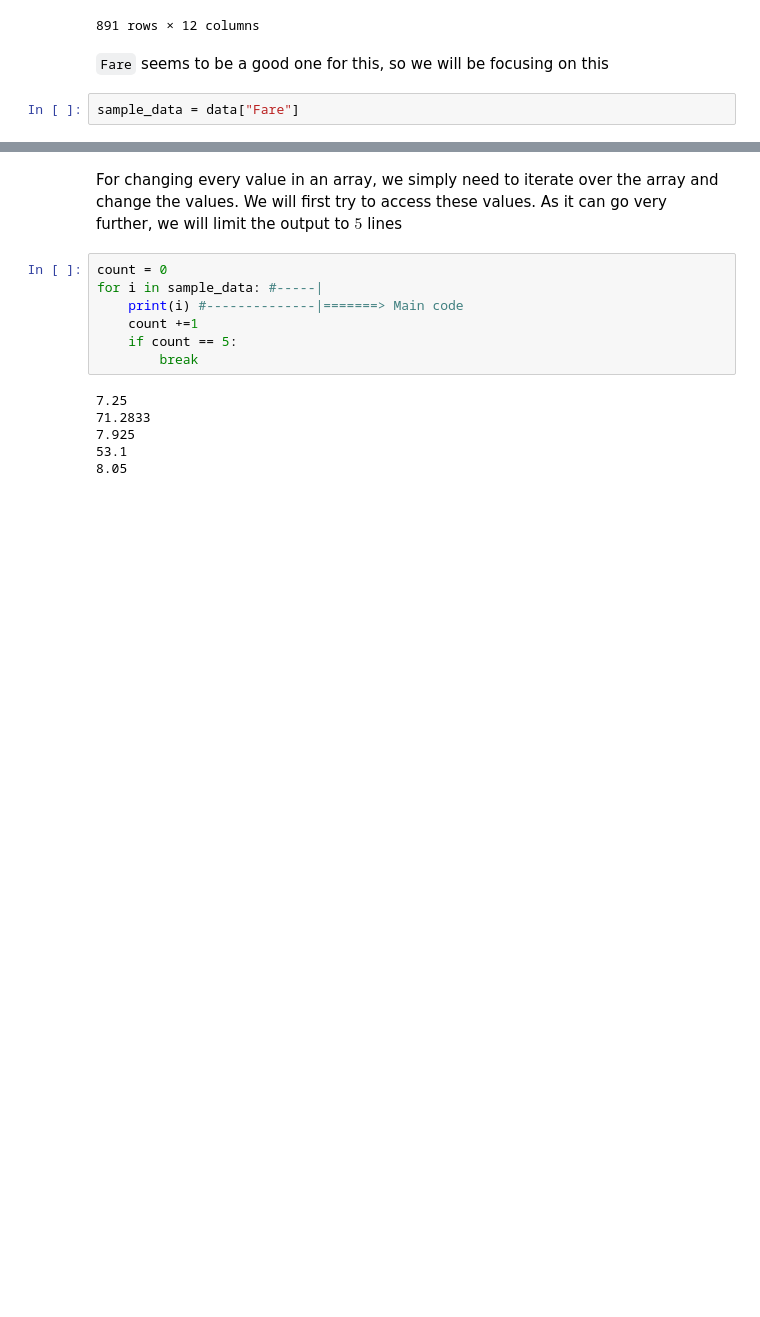
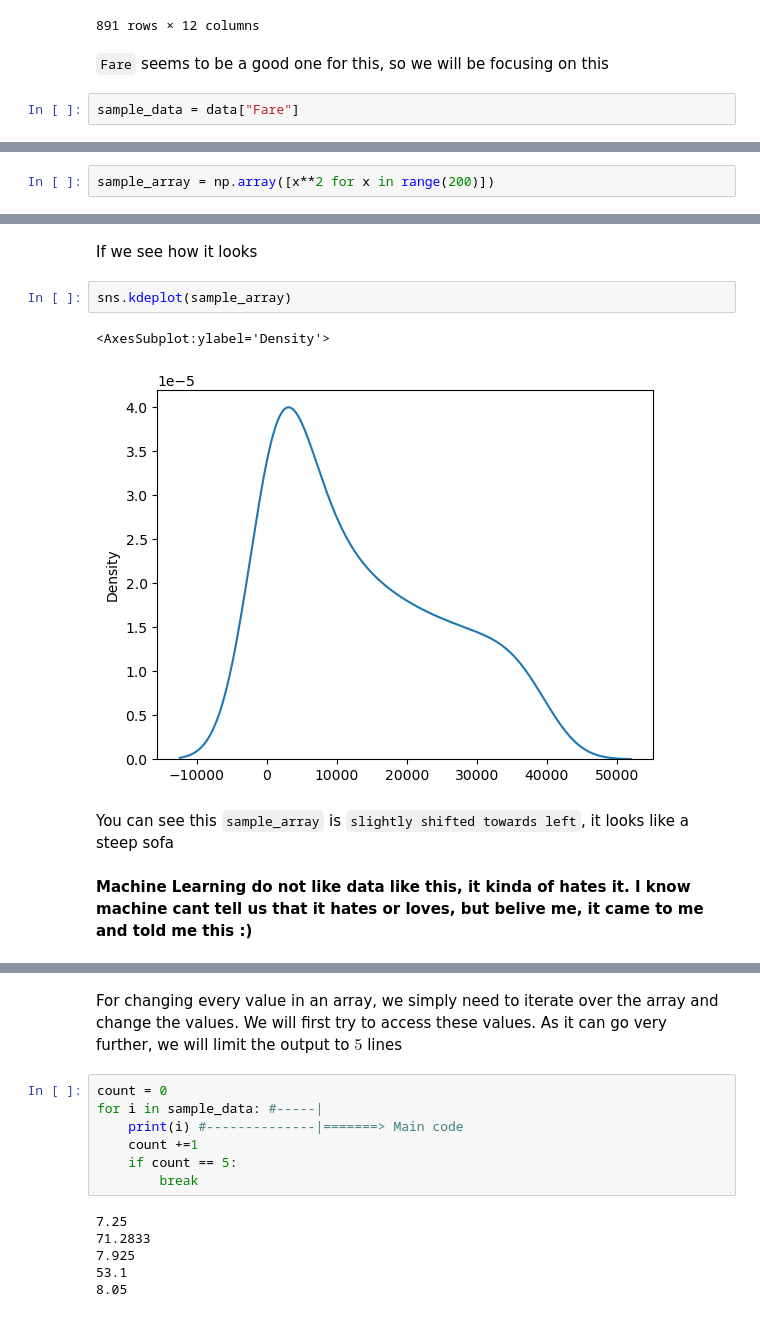
Before and after one commit to AyushSinghal9020/Machine-Learning-From-Scratch, a Jupyter notebook: Function Transformers/Jupyter Notebook.ipynb, the cells around one changed output, grey strips where cells are left out. Drawn from its saved outputs; the diff is of its cells as text; blank space fills up the shorter version.

```diff
--- a/Function Transformers/Jupyter Notebook.ipynb
+++ b/Function Transformers/Jupyter Notebook.ipynb
@@ -52,0 +73,2 @@ Skew is :  4.787316519674893
+# %%
+sample_array = np.array([x**2 for x in range(200)])
@@ -52,0 +95,11 @@ Skew is :  4.787316519674893
+# %% [markdown]
+If we see how it looks
+# %%
+sns.kdeplot(sample_array)
+# %% [output]
+<AxesSubplot:ylabel='Density'>
+[figure, added]
+# %% [markdown]
+You can see this `sample_array` is `slightly shifted towards left`, it looks like a steep sofa
+# %% [markdown]
+**Machine Learning do not like data like this, it kinda of hates it. I know machine cant tell us that it hates or loves, but belive me, it came to me and told me this :)**
```
Also changed, not shown: parts of 86 cells of this notebook.
